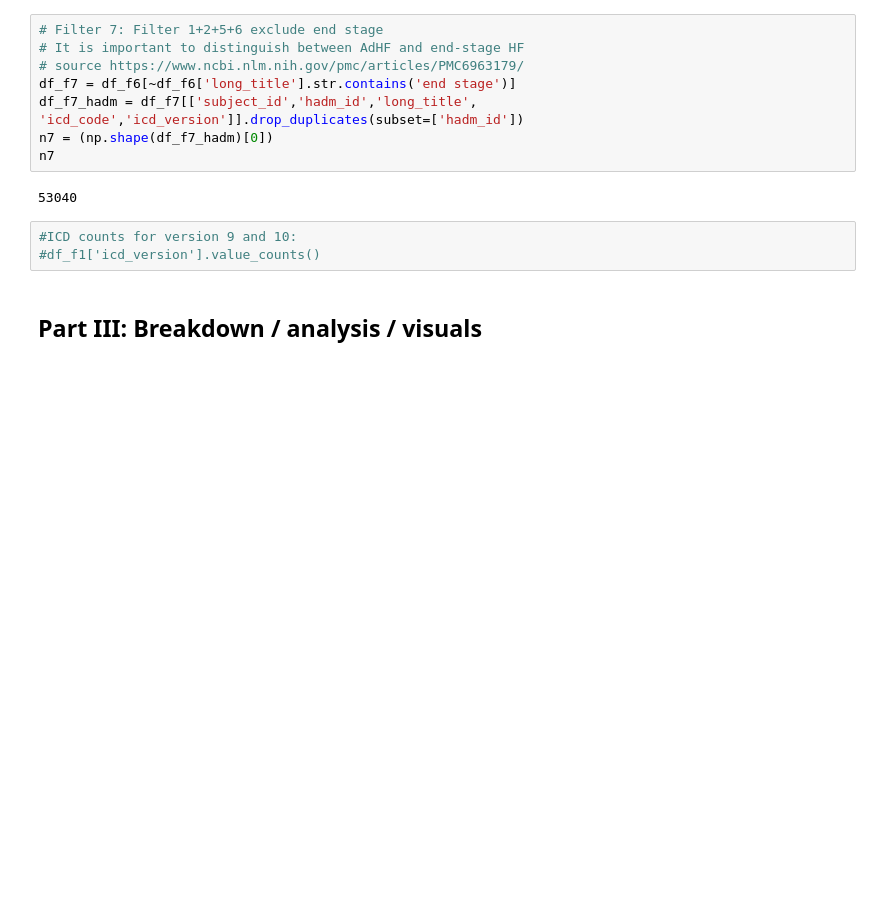
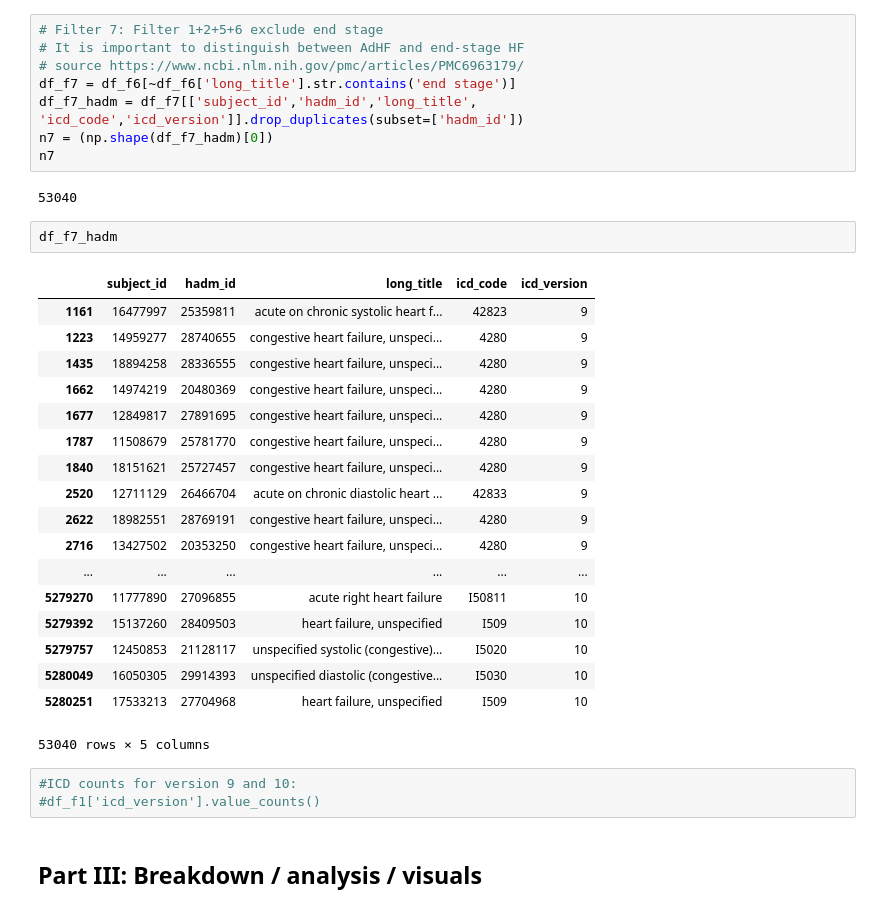
Before and after one commit to RayRuizhiLiao/ml4h_chf_readmissions, a Jupyter notebook: phase1_teamA/cohort_icd.ipynb, the cells around one changed output. Cells and saved outputs as stored; diff of their text form; blank space fills up the shorter version.

```diff
--- a/phase1_teamA/cohort_icd.ipynb
+++ b/phase1_teamA/cohort_icd.ipynb
@@ -135,6 +136,27 @@ n7 = (np.shape(df_f7_hadm)[0])
 n7
 # %% [output]
 53040
+# %%
+df_f7_hadm
+# %% [output]
+|  | subject_id | hadm_id | long_title | icd_code | icd_version |
+| 1161 | 16477997 | 25359811 | acute on chronic systolic heart f... | 42823 | 9 |
+| 1223 | 14959277 | 28740655 | congestive heart failure, unspeci... | 4280 | 9 |
+| 1435 | 18894258 | 28336555 | congestive heart failure, unspeci... | 4280 | 9 |
+| 1662 | 14974219 | 20480369 | congestive heart failure, unspeci... | 4280 | 9 |
+| 1677 | 12849817 | 27891695 | congestive heart failure, unspeci... | 4280 | 9 |
+| 1787 | 11508679 | 25781770 | congestive heart failure, unspeci... | 4280 | 9 |
+| 1840 | 18151621 | 25727457 | congestive heart failure, unspeci... | 4280 | 9 |
+| 2520 | 12711129 | 26466704 | acute on chronic diastolic heart ... | 42833 | 9 |
+| 2622 | 18982551 | 28769191 | congestive heart failure, unspeci... | 4280 | 9 |
+| 2716 | 13427502 | 20353250 | congestive heart failure, unspeci... | 4280 | 9 |
+| ... | ... | ... | ... | ... | ... |
+| 5279270 | 11777890 | 27096855 | acute right heart failure | I50811 | 10 |
+| 5279392 | 15137260 | 28409503 | heart failure, unspecified | I509 | 10 |
+| 5279757 | 12450853 | 21128117 | unspecified systolic (congestive)... | I5020 | 10 |
+| 5280049 | 16050305 | 29914393 | unspecified diastolic (congestive... | I5030 | 10 |
+| 5280251 | 17533213 | 27704968 | heart failure, unspecified | I509 | 10 |
+53040 rows × 5 columns
 # %%
 #ICD counts for version 9 and 10:
 #df_f1['icd_version'].value_counts()
```
Also changed, not shown: parts of 4 cells of this notebook.
